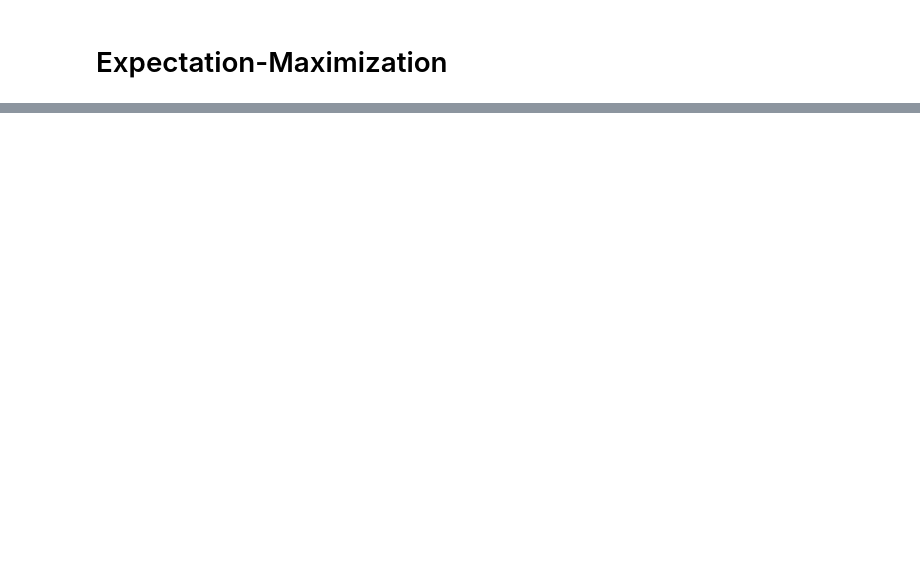
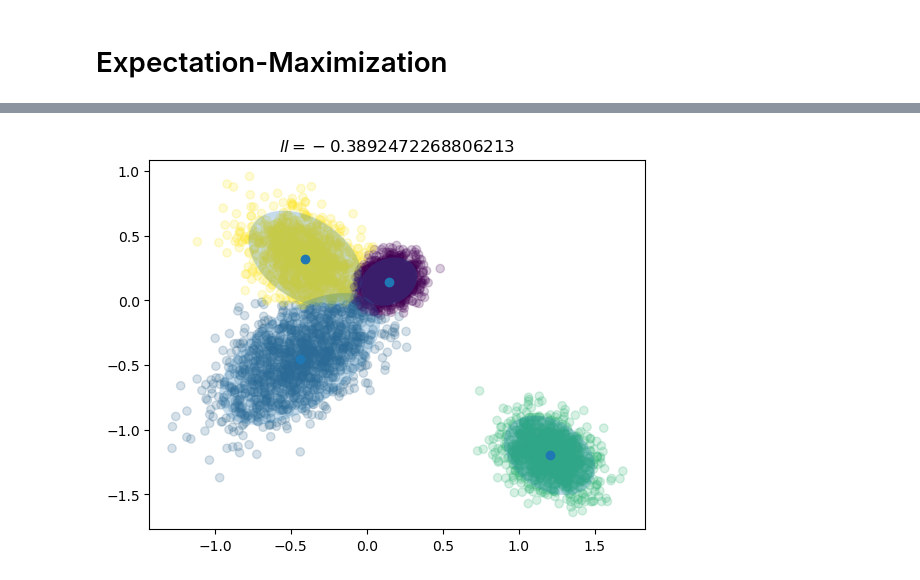
Before and after one commit to glouppe/dats0001-foundations-of-data-science, a Jupyter notebook: nb07-em.ipynb, the cells around one changed output, grey strips where cells are left out. Drawn from its saved outputs; the diff is of its cells as text; code cells hidden in the pictures; blank space fills up the shorter version.

```diff
--- a/nb07-em.ipynb
+++ b/nb07-em.ipynb
@@ -60,13 +70,41 @@ def ll(x, pi, mu, sigma):
 # E-step
 def e_step(x, pi, mu, sigma):
     # Compute the posterior r[i, j] = p(z=j | x_i), for i=1->N, j=1->K
-    # ...
+    n_samples = len(x)
+    n_clusters = len(pi)
+
+    r = np.zeros((n_samples, n_clusters))
+
+    for k in range(n_clusters):
+        r[:, k] = pi[k] * multivariate_normal(mu[k], sigma[k]).pdf(x)
+
+    r = r / np.sum(r, axis=1).reshape(-1, 1)
 
     return r
 # %%
 # M-step
 def m_step(x, r):
     # Maximize E_r [ log p(x, z | pi, mu, sigma) ]
-    # ...
+    n_samples, n_clusters = r.shape
+
+    pi = np.empty(n_clusters)
+    mu = np.empty((n_clusters, 2))
+    sigma = np.empty((n_clusters, 2, 2))
+
+    N = np.sum(r, axis=0)
+
+    for k in range(n_clusters):
+        mu[k] = np.sum(r[:, k].reshape(-1, 1) * x, axis=0) / N[k]
+
+    for k in range(n_clusters):
+        s = np.array([[0.0, 0.0], [0.0, 0.0]])
+
+        for i in range(n_samples):
+            s += r[i, k] * np.outer(x[i] - mu[k], x[i] - mu[k])
+
+        s /= N[k]
+        sigma[k] = s
+
+    pi = N / n_samples
 
     return pi, mu, sigma
@@ -82,0 +111,9 @@ make_plot(x, r, mu, sigma, ll=ll(x, pi, mu, sigma))
+# %%
+# Initialization
+n_samples = len(x)
+n_clusters = 4
+
+pi = np.ones(n_clusters) / n_clusters
+mu = np.random.randn(n_clusters, 2)
+sigma = np.array([[1.0, 0.0], [0.0, 1.0]]) * 0.5
+sigma = np.tile(sigma, [n_clusters, 1, 1])
@@ -83,7 +125,10 @@ make_plot(x, r, mu, sigma, ll=ll(x, pi, mu, sigma))
 # %%
 # Iterate manually until convergence
-# ...
+r = e_step(x, pi, mu, sigma)
+pi, mu, sigma = m_step(x, r)
 make_plot(x, r, mu, sigma, ll=ll(x, pi, mu, sigma))
+# %% [output]
+[figure, added]
 # %%
 # Simulate new data
 def simulate(n_samples, pi, mu, sigma):
```
Also changed, not shown: parts of 6 cells of this notebook.
